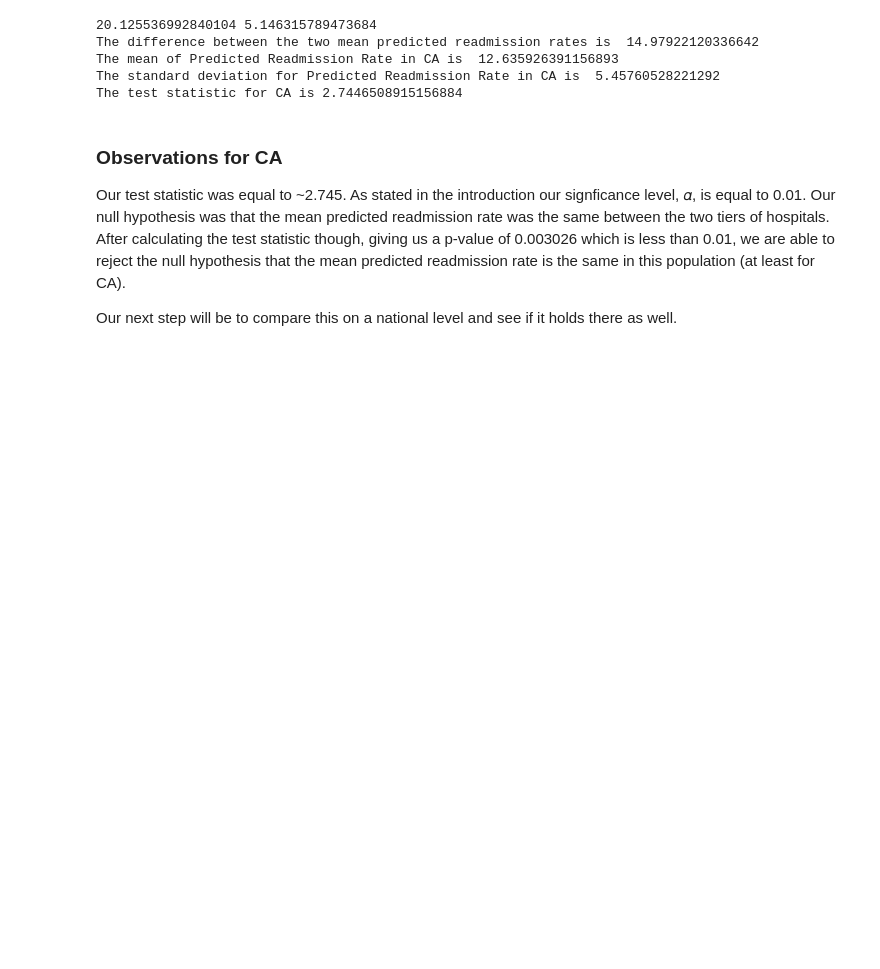
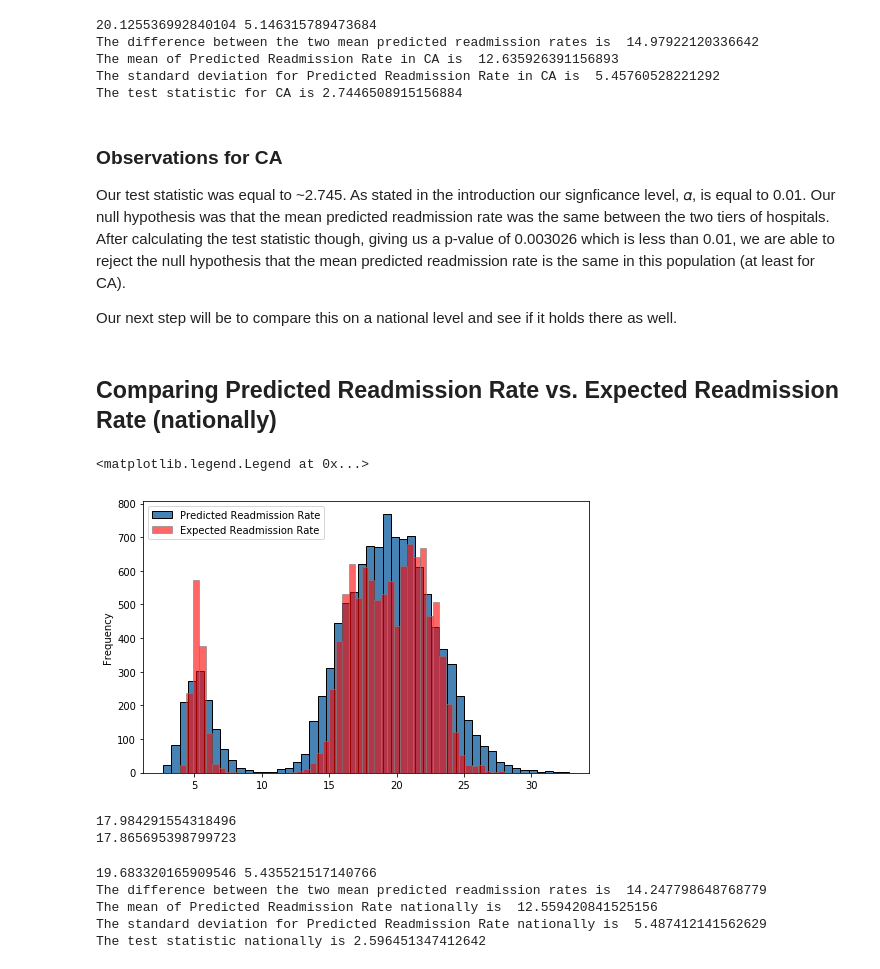
Before and after one commit to earny-joe/Springboard-DS-Portfolio, a Jupyter notebook: unit8/reduce-hospital-readmissions/hospital_readmit/sliderule_dsi_inferential_statistics_exercise_3.ipynb, the cells around one changed output. Saved outputs shown, nothing was run; the diff lists cells and outputs as text; code cells hidden in the pictures; blank space fills up the shorter version.

```diff
--- a/unit8/reduce-hospital-readmissions/hospital_readmit/sliderule_dsi_inferential_statistics_exercise_3.ipynb
+++ b/unit8/reduce-hospital-readmissions/hospital_readmit/sliderule_dsi_inferential_statistics_exercise_3.ipynb
@@ -487,3 +487,46 @@ The test statistic for CA is 2.7446508915156884
 Our test statistic was equal to ~2.745. As stated in the introduction our signficance level, 𝛼, is equal to 0.01. Our null hypothesis was that the mean predicted readmission rate was the same between the two tiers of hospitals. After calculating the test statistic though, giving us a p-value of 0.003026 which is less than 0.01, we are able to reject the null hypothesis that the mean predicted readmission rate is the same in this population (at least for CA).
 
 Our next step will be to compare this on a national level and see if it holds there as well.
+# %% [markdown]
+## Comparing Predicted Readmission Rate vs. Expected Readmission Rate (nationally)
+# %%
+clean_hospital_read_df['Predicted Readmission Rate'].plot(bins = 50, kind = 'hist', color = 'steelblue', edgecolor = 'black', figsize=(8,5))
+clean_hospital_read_df['Expected Readmission Rate'].plot(bins = 50, kind = 'hist', color = 'red', edgecolor = 'grey', figsize=(8,5), alpha = 0.6)
+plt.legend(loc='upper left')
+# %% [output]
+<matplotlib.legend.Legend at 0x...>
+[figure, added]
+# %%
+print(np.mean(clean_hospital_read_df['Predicted Readmission Rate']))
+print(np.mean(clean_hospital_read_df['Expected Readmission Rate']))
+# %% [output]
+17.984291554318496
+17.865695398799723
+# %%
+# get mean predicted readmission rate for hospitals with ERR > 10% & < 10%
+nat_err_greater_10_mean = np.mean(nat_read_rate_greater_10_df['Predicted Readmission Rate'])
+nat_err_less_10_mean = np.mean(nat_read_rate_less_10_df['Predicted Readmission Rate'])
+print(nat_err_greater_10_mean, nat_err_less_10_mean)
+
+# get standard devation of the predicted readmission rates
+nat_err_greater_10_std = np.std(nat_read_rate_greater_10_df['Predicted Readmission Rate'])
+nat_err_less_10_std = np.std(nat_read_rate_less_10_df['Predicted Readmission Rate'])
+
+print('The difference between the two mean predicted readmission rates is ', nat_err_greater_10_mean - nat_err_less_10_mean)
+
+# calculate mean predicted readmission rate nationally
+nat_err_mean = (nat_err_greater_10_mean + nat_err_less_10_mean) / 2
+print('The mean of Predicted Readmission Rate nationally is ', nat_err_mean)
+
+# calculate the standard deviation nationally
+nat_err_std = np.std(clean_hospital_read_df['Predicted Readmission Rate'])
+print('The standard deviation for Predicted Readmission Rate nationally is ', nat_err_std)
+
+nat_test_statistic = (nat_err_greater_10_mean - nat_err_less_10_mean - 0) / nat_err_std
+print('The test statistic nationally is', nat_test_statistic)
+# %% [output]
+19.683320165909546 5.435521517140766
+The difference between the two mean predicted readmission rates is  14.247798648768779
+The mean of Predicted Readmission Rate nationally is  12.559420841525156
+The standard deviation for Predicted Readmission Rate nationally is  5.487412141562629
+The test statistic nationally is 2.596451347412642
```
Also changed, not shown: parts of 5 cells of this notebook.
